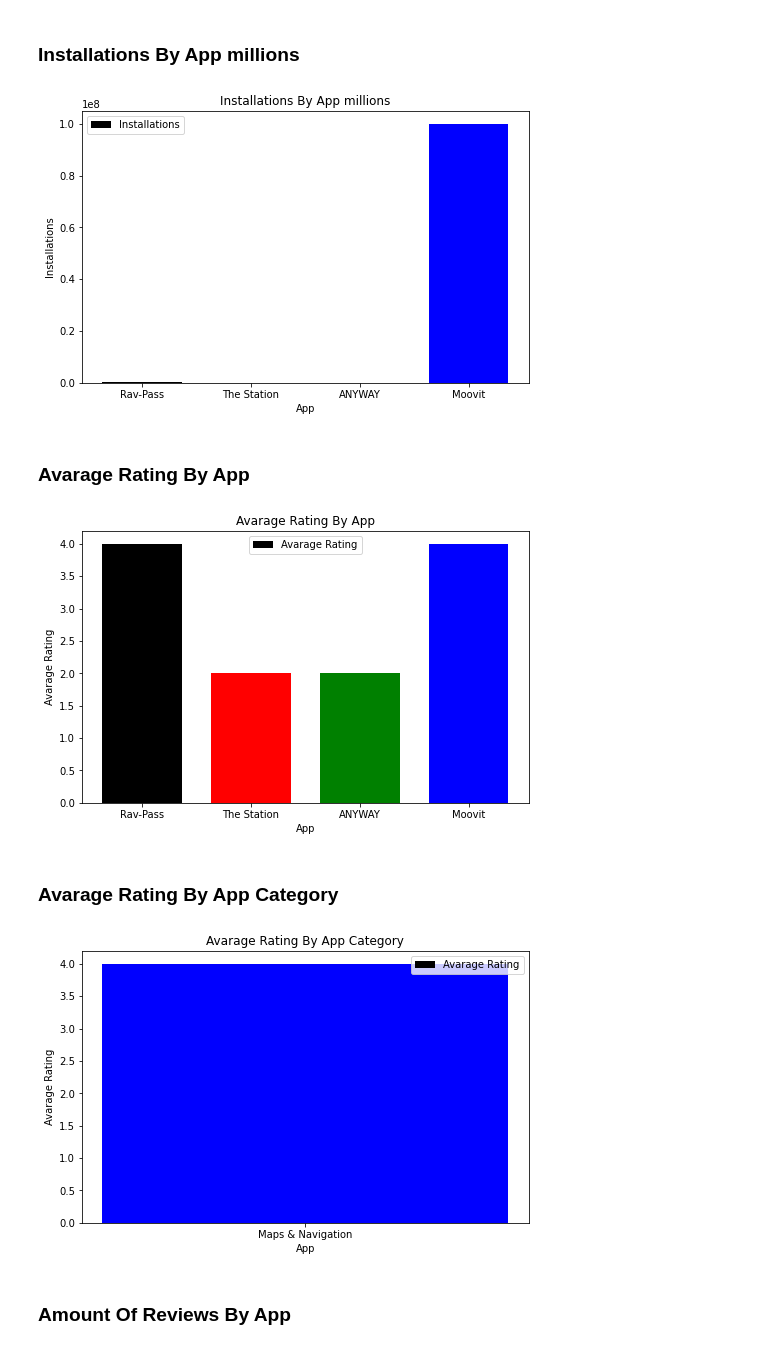
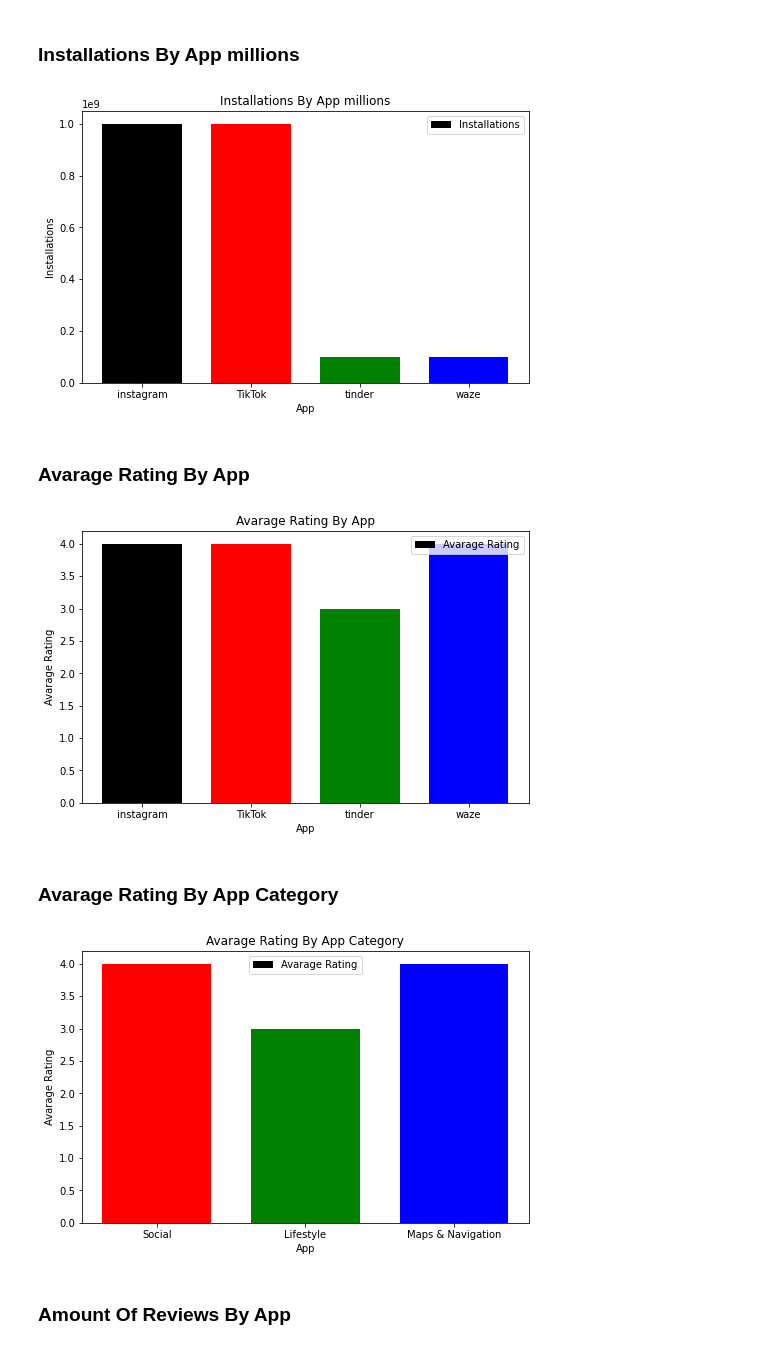
Before and after one commit to elada94/Google-Play-data-scraper, a Jupyter notebook: google scrper.ipynb, the cells around one changed output. Drawn from its saved outputs; the diff is of its cells as text; code cells hidden in the pictures.

```diff
--- a/google scrper.ipynb
+++ b/google scrper.ipynb
@@ -17,10 +25,11 @@ import csv
 # %%
 # Our app ids from google play
 
-app_ids = {'Rav-Pass':'co.hopon.client',
-       'The Station':'com.ridewithvia.zuzu',
-       'ANYWAY':'com.isracard.payments',
-       'Moovit':'com.tranzmate'}
+app_ids = {'instagram':'com.instagram.android',
+       'TikTok':'com.zhiliaoapp.musically',
+       'tinder':'com.tinder',
+       'waze':'com.waze'}
+
 
 # colum of interest to view for app data
 
@@ -29,9 +38,11 @@ cols_of_interest = ['title', 'summary','minInstalls',
              'free','released','editorsChoice',
             'similarApps']
 
-# colum of interest to view for app data
+# CSV for project
 
-CSVPath = 'test.csv'
+app_comparison_csv = 'app_comparison.csv'
+
+reviews_csv = 'reviews.csv'
 # %% [markdown]
 ## gets app info
 # %%
@@ -66,7 +77,7 @@ x = []
 y = []
 
 plt.figure(figsize=(8,5))
-with open(CSVPath,'r') as csvfile:
+with open(app_comparison_csv,'r',encoding="utf8") as csvfile:
     plots = csv.reader(csvfile, delimiter = ',')
     next(plots, None)
     for row in plots:
@@ -81,7 +92,7 @@ plt.title('Installations By App millions')
 plt.legend()
 plt.show()
 # %% [output]
-[figure, old version]
+[figure, new version]
 # %% [markdown]
 ### Avarage Rating By App
 # %%
@@ -91,7 +102,7 @@ y = []
 
 plt.figure(figsize = (8,5))
 
-with open(CSVPath,'r') as csvfile:
+with open(app_comparison_csv,'r',encoding="utf8") as csvfile:
     plots = csv.reader(csvfile, delimiter = ',')
     next(plots, None)
 
@@ -108,31 +119,31 @@ plt.title('Avarage Rating By App')
 plt.legend()
 plt.show()
 # %% [output]
-[figure, old version]
+[figure, new version]
 # %% [markdown]
 ### Avarage Rating By App Category
 # %%
 x = []
 y = []
 
 plt.figure(figsize=(8,5))
 
-with open(CSVPath,'r') as csvfile:
+with open(app_comparison_csv,'r',encoding="utf8") as csvfile:
     plots = csv.reader(csvfile, delimiter = ',')
     next(plots, None)
 
     for row in plots:
         y.append(int(float(row[7])))
         x.append(row[5])
 
 plt.bar(x, y,color = ['black', 'red', 'green', 'blue', 'cyan','grey'], width = 0.73, label = 'Avarage Rating')
 plt.xlabel('App')
 plt.ylabel('Avarage Rating')
 plt.title('Avarage Rating By App Category')
 plt.legend()
 plt.show()
 # %% [output]
-[figure, old version]
+[figure, new version]
 # %% [markdown]
 ###  Amount Of Reviews By App
 # %%
```
Also changed, not shown: parts of 10 cells of this notebook.
